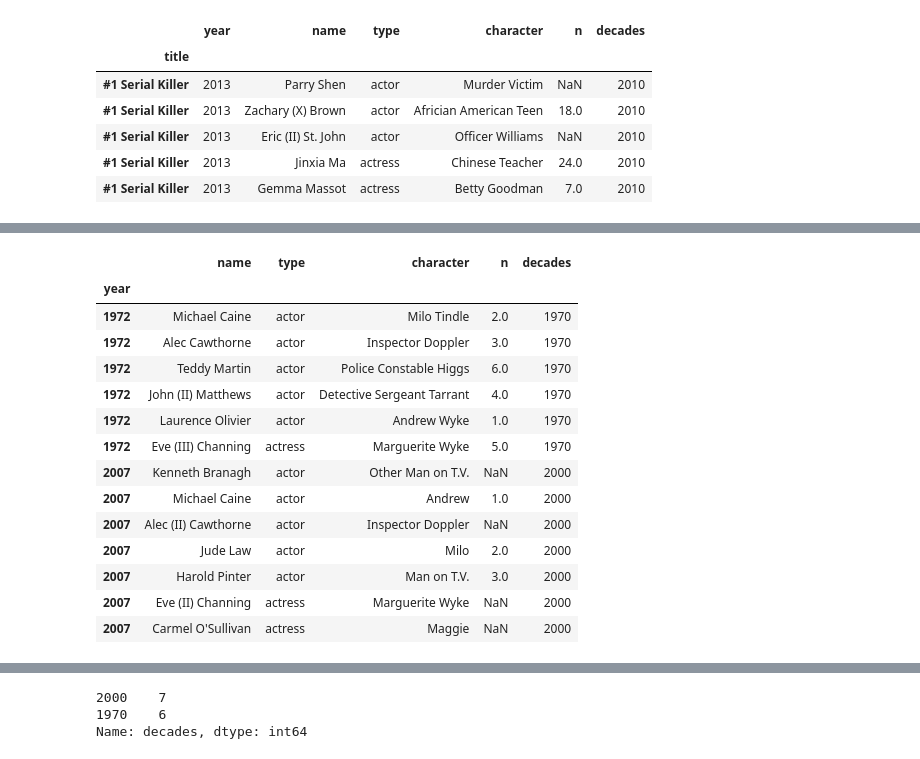
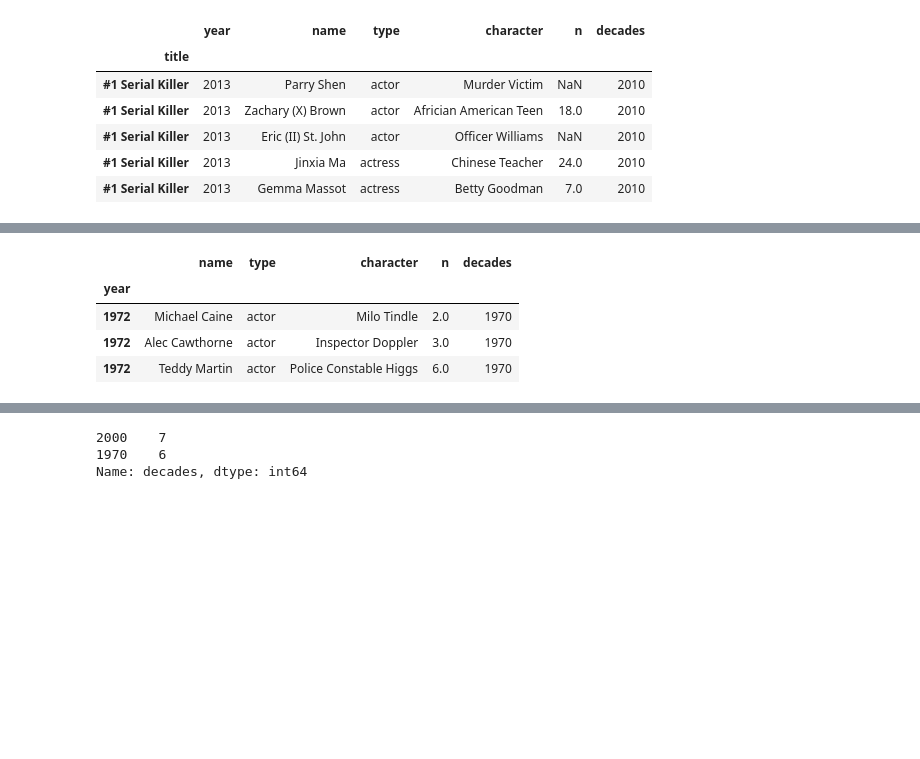
Before and after one commit to tansudasli/analytics-sandbox, a Jupyter notebook: pandas/Exercises-3.ipynb, the cells around one changed output, grey strips where cells are left out. Cells and saved outputs as stored; diff of their text form; code cells hidden in the pictures; blank space fills up the shorter version.

```diff
--- a/pandas/Exercises-3.ipynb
+++ b/pandas/Exercises-3.ipynb
@@ -197,20 +162,10 @@ k.head(100)
 # %%
-k.loc['Sleuth']
+k.loc['Sleuth'].head(3)
 # %% [output]
 |  | name | type | character | n | decades |
 | year |  |  |  |  |  |
 | 1972 | Michael Caine | actor | Milo Tindle | 2.0 | 1970 |
 | 1972 | Alec Cawthorne | actor | Inspector Doppler | 3.0 | 1970 |
 | 1972 | Teddy Martin | actor | Police Constable Higgs | 6.0 | 1970 |
-| 1972 | John (II) Matthews | actor | Detective Sergeant Tarrant | 4.0 | 1970 |
-| 1972 | Laurence Olivier | actor | Andrew Wyke | 1.0 | 1970 |
-| 1972 | Eve (III) Channing | actress | Marguerite Wyke | 5.0 | 1970 |
-| 2007 | Kenneth Branagh | actor | Other Man on T.V. | NaN | 2000 |
-| 2007 | Michael Caine | actor | Andrew | 1.0 | 2000 |
-| 2007 | Alec (II) Cawthorne | actor | Inspector Doppler | NaN | 2000 |
-| 2007 | Jude Law | actor | Milo | 2.0 | 2000 |
-| 2007 | Harold Pinter | actor | Man on T.V. | 3.0 | 2000 |
-| 2007 | Eve (II) Channing | actress | Marguerite Wyke | NaN | 2000 |
-| 2007 | Carmel O'Sullivan | actress | Maggie | NaN | 2000 |
 # %%
 %%time
```
Also changed, not shown: parts of 13 cells of this notebook.
